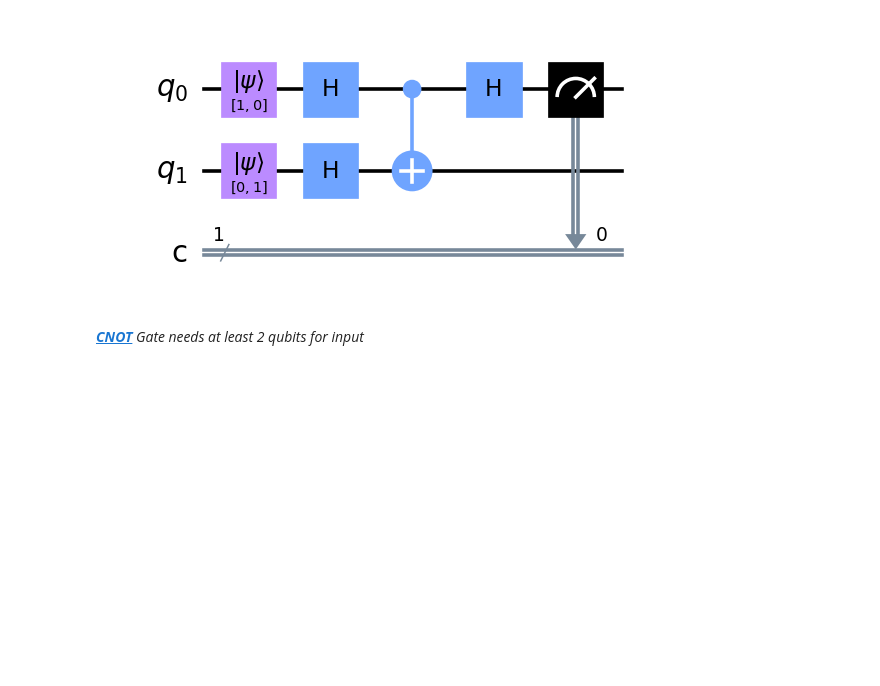
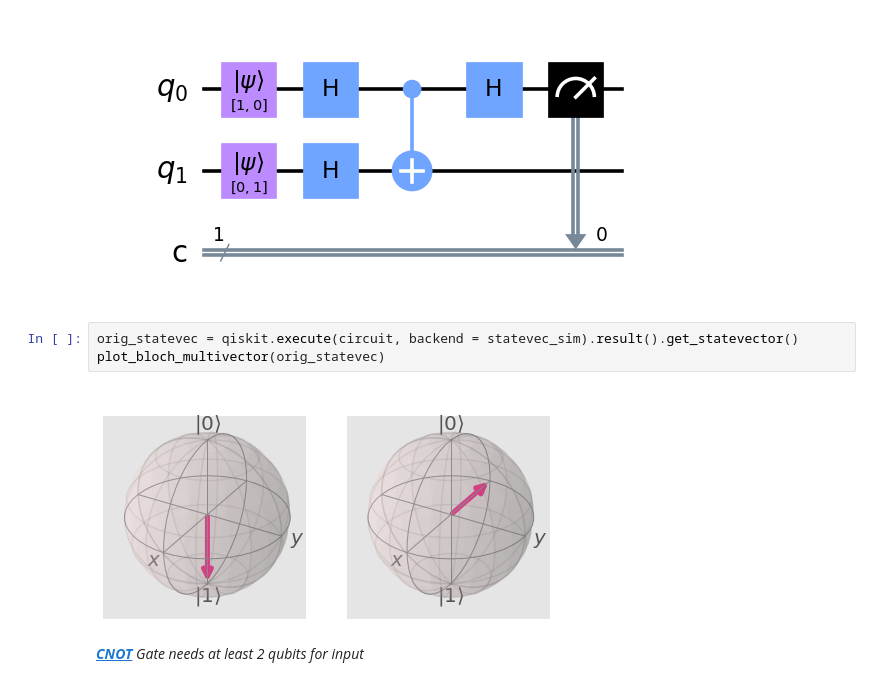
Before and after one commit to wojtekpogo/emerging-technologies, a Jupyter notebook: quantum-deutsch.ipynb, the cells around one changed output. Saved outputs shown, nothing was run; the diff lists cells and outputs as text; blank space fills up the shorter version.

```diff
--- a/quantum-deutsch.ipynb
+++ b/quantum-deutsch.ipynb
@@ -305,6 +357,11 @@ circuit.measure(0,0)
 circuit.draw(output='mpl',scale=1.8)
 # %% [output]
 [figure]
+# %%
+orig_statevec = qiskit.execute(circuit, backend = statevec_sim).result().get_statevector()
+plot_bloch_multivector(orig_statevec)
+# %% [output]
+[figure, added]
 # %% [markdown]
 ***[CNOT](https://en.wikipedia.org/wiki/Controlled_NOT_gate)** Gate needs at least 2 qubits for input*
 # %% [markdown]
```
Also changed, not shown: parts of 25 cells of this notebook.
